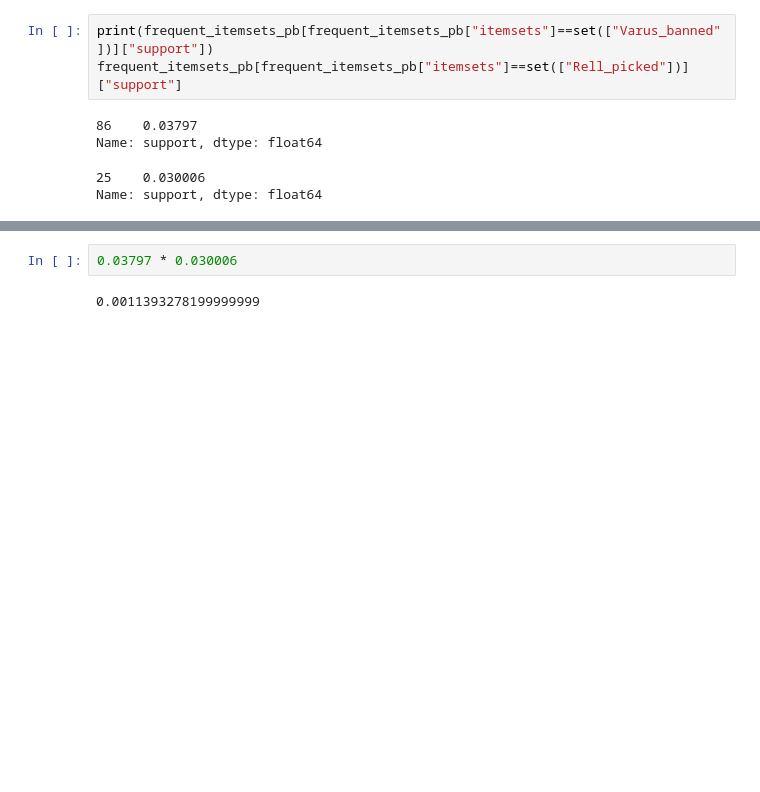
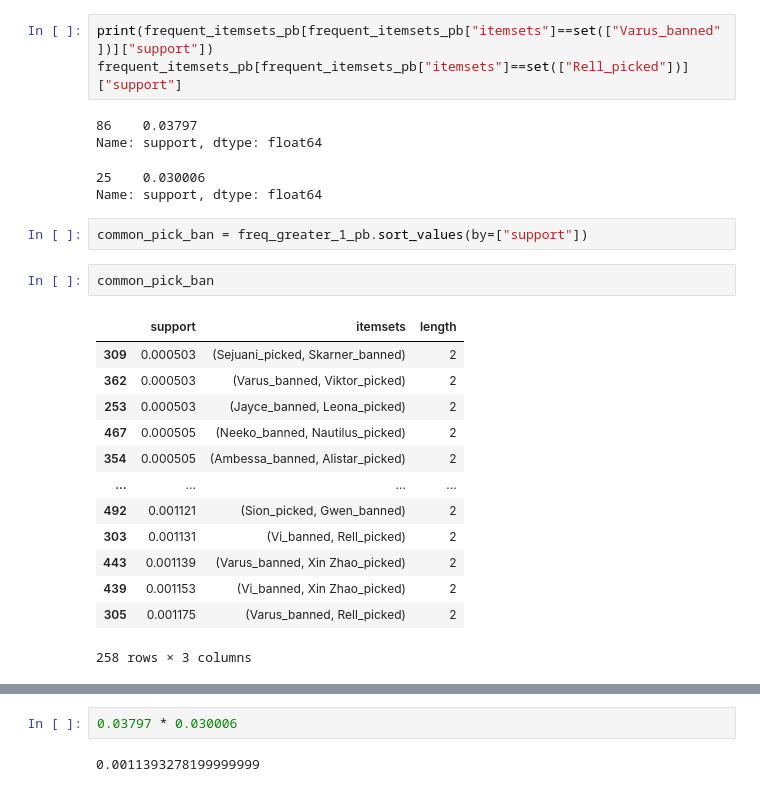
Before and after one commit to dwarfy35/Datamining_project, a Jupyter notebook: Checkpoint_3_daniel.ipynb, the cells around one changed output, grey strips where cells are left out. Saved outputs shown, nothing was run; the diff lists cells and outputs as text; blank space fills up the shorter version.

```diff
--- a/Checkpoint_3_daniel.ipynb
+++ b/Checkpoint_3_daniel.ipynb
@@ -170,3 +148,21 @@ frequent_itemsets_pb[frequent_itemsets_pb["itemsets"]==set(["Rell_picked"])]["su
 Name: support, dtype: float64
 25    0.030006
 Name: support, dtype: float64
+# %%
+common_pick_ban = freq_greater_1_pb.sort_values(by=["support"])
+# %%
+common_pick_ban
+# %% [output]
+|  | support | itemsets | length |
+| 309 | 0.000503 | (Sejuani_picked, Skarner_banned) | 2 |
+| 362 | 0.000503 | (Varus_banned, Viktor_picked) | 2 |
+| 253 | 0.000503 | (Jayce_banned, Leona_picked) | 2 |
+| 467 | 0.000505 | (Neeko_banned, Nautilus_picked) | 2 |
+| 354 | 0.000505 | (Ambessa_banned, Alistar_picked) | 2 |
+| ... | ... | ... | ... |
+| 492 | 0.001121 | (Sion_picked, Gwen_banned) | 2 |
+| 303 | 0.001131 | (Vi_banned, Rell_picked) | 2 |
+| 443 | 0.001139 | (Varus_banned, Xin Zhao_picked) | 2 |
+| 439 | 0.001153 | (Vi_banned, Xin Zhao_picked) | 2 |
+| 305 | 0.001175 | (Varus_banned, Rell_picked) | 2 |
+258 rows × 3 columns
```
Also changed, not shown: parts of 13 cells of this notebook.
